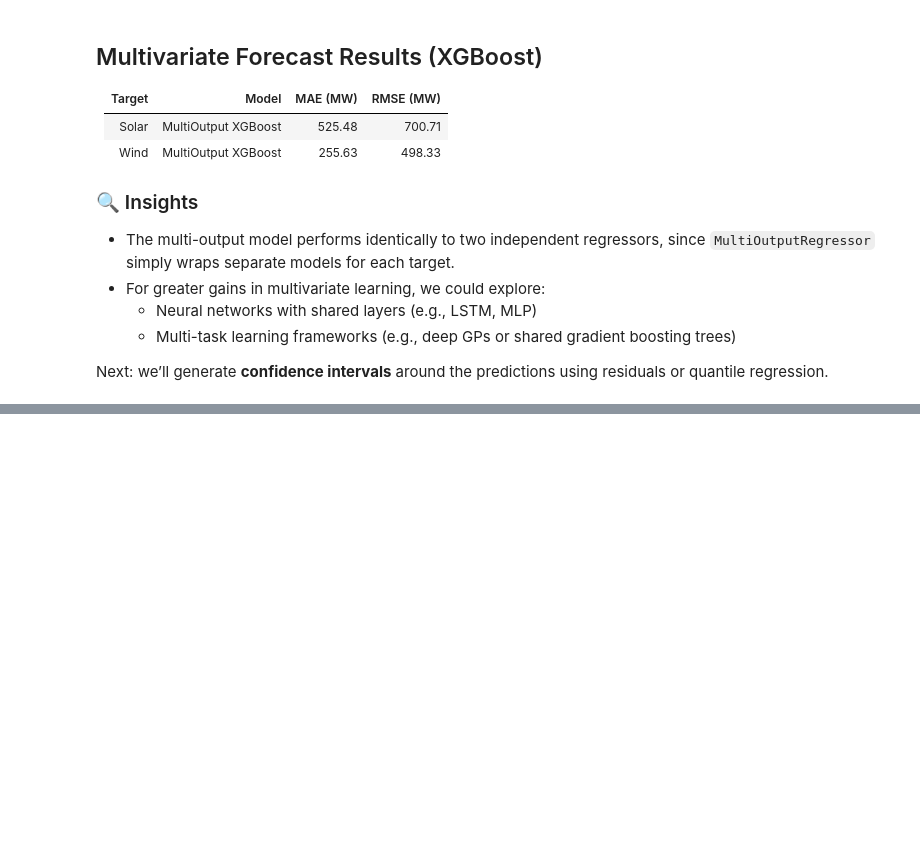
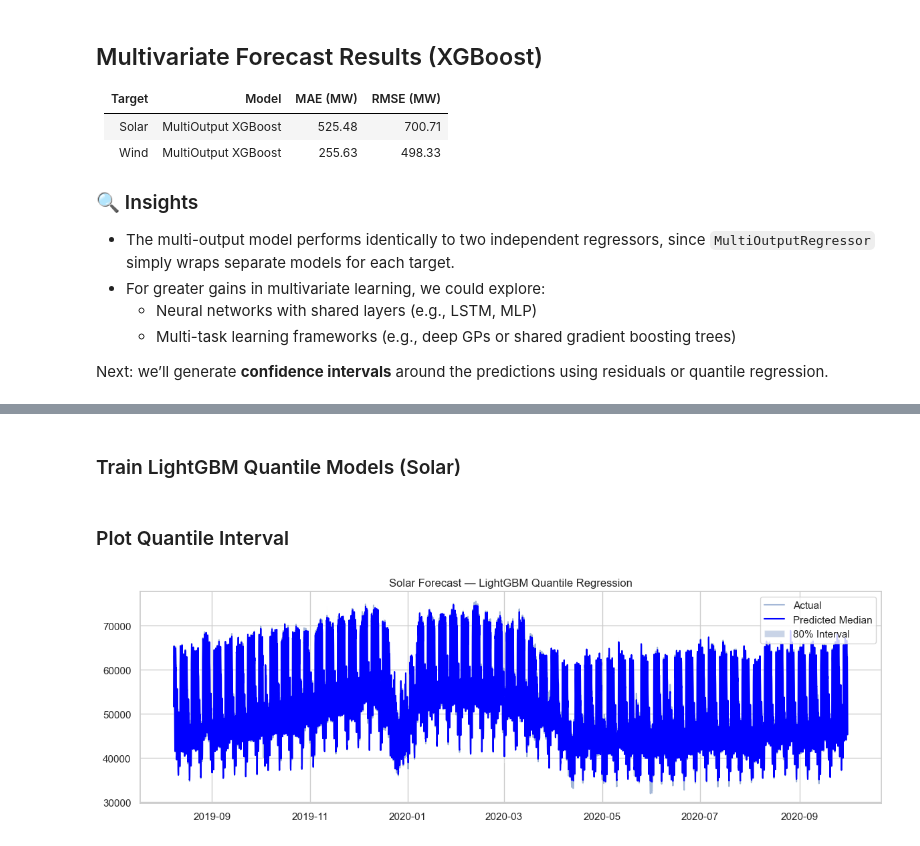
Before and after one commit to DiogoRibeiro7/showcase-lab, a Jupyter notebook: energy/renewable_power_forecasting/renewable_power_forecasting.ipynb, the cells around one changed output, grey strips where cells are left out. Drawn from its saved outputs; the diff is of its cells as text; code cells hidden in the pictures; blank space fills up the shorter version.

```diff
--- a/energy/renewable_power_forecasting/renewable_power_forecasting.ipynb
+++ b/energy/renewable_power_forecasting/renewable_power_forecasting.ipynb
@@ -753,0 +812,31 @@ Next: we’ll generate **confidence intervals** around the predictions using res
+# %% [markdown]
+### Train LightGBM Quantile Models (Solar)
+# %%
+# LightGBM quantile models
+solar_q10 = LGBMRegressor(objective="quantile", alpha=0.1, n_estimators=100, learning_rate=0.1, max_depth=6)
+solar_q50 = LGBMRegressor(objective="quantile", alpha=0.5, n_estimators=100, learning_rate=0.1, max_depth=6)
+solar_q90 = LGBMRegressor(objective="quantile", alpha=0.9, n_estimators=100, learning_rate=0.1, max_depth=6)
+
+# Fit models
+solar_q10.fit(X_train, y_train_solar)
+solar_q50.fit(X_train, y_train_solar)
+solar_q90.fit(X_train, y_train_solar)
+
+# Predict
+val_df["solar_q10"] = solar_q10.predict(X_val)
+val_df["solar_q50"] = solar_q50.predict(X_val)
+val_df["solar_q90"] = solar_q90.predict(X_val)
+# %% [markdown]
+### Plot Quantile Interval
+# %%
+# Plot quantile intervals
+plt.figure(figsize=(12, 4))
+plt.plot(val_df["timestamp"], y_val_solar, label="Actual", alpha=0.5)
+plt.plot(val_df["timestamp"], val_df["solar_q50"], label="Predicted Median", color="blue")
+plt.fill_between(val_df["timestamp"], val_df["solar_q10"], val_df["solar_q90"], alpha=0.3, label="80% Interval")
+plt.title("Solar Forecast — LightGBM Quantile Regression")
+plt.legend()
+plt.tight_layout()
+plt.show()
+# %% [output]
+[figure, added]
```
Also changed, not shown: parts of 9 cells of this notebook.
